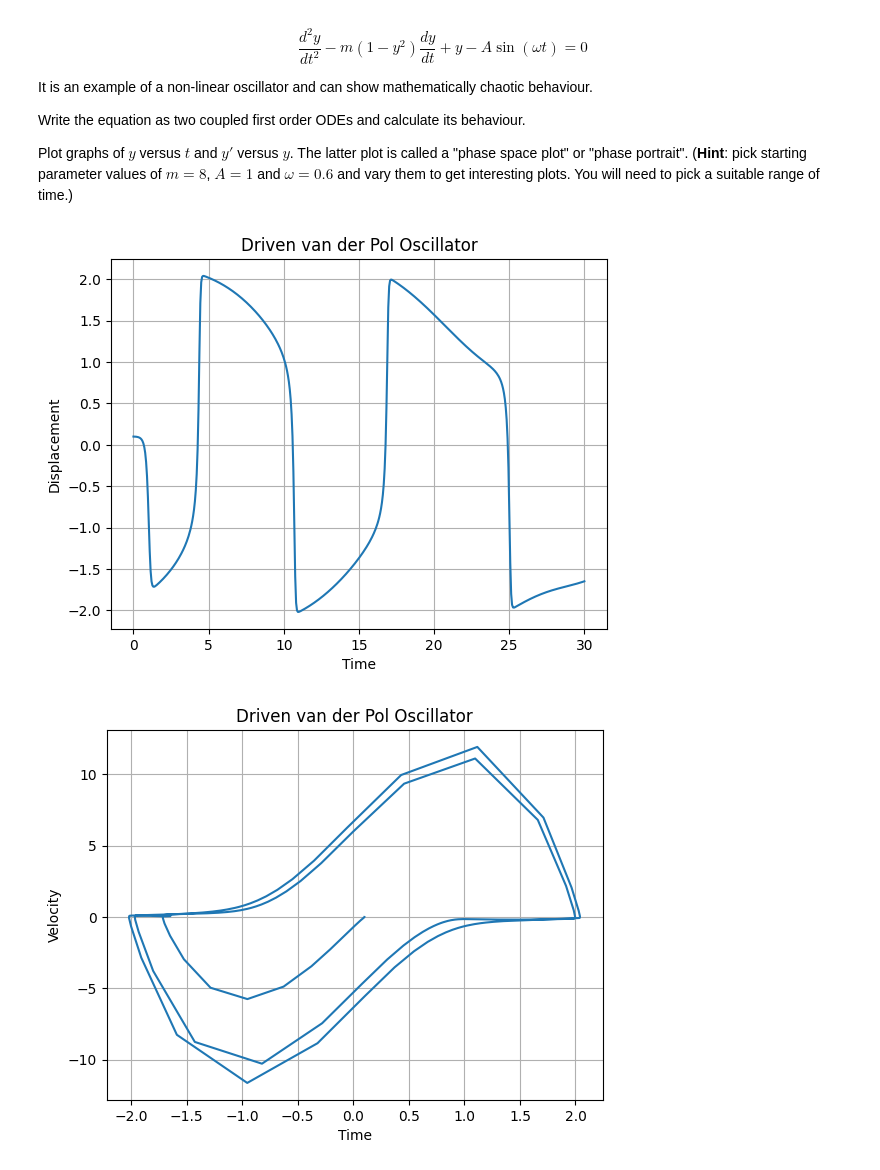
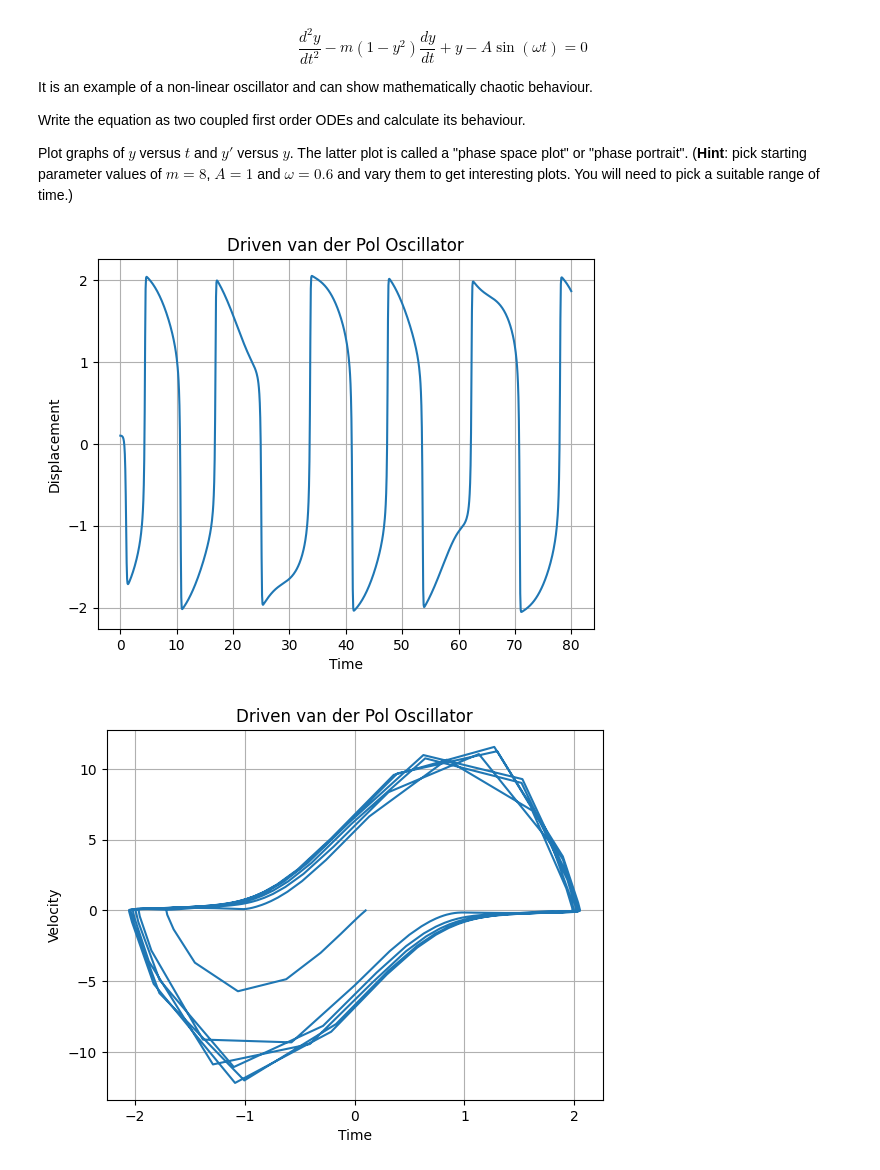
Before and after one commit to PX2145-2025/week-8-b-EvansElliot, a Jupyter notebook: ODEs.ipynb, the cells around one changed output. Cells and saved outputs as stored; diff of their text form; code cells hidden in the pictures.

```diff
--- a/ODEs.ipynb
+++ b/ODEs.ipynb
@@ -373,29 +373,31 @@ Plot graphs of $y$ versus $t$ and $y'$ versus $y$. The latter plot is called a "
 # %%
 import numpy as np
 import matplotlib.pyplot as plt
 from scipy.integrate import odeint
+
+t = np.linspace(0.0, 80, 1000)
 
 def f(y, t,m,A,w): # return derivatives of the array y
     return [ y[1], # the first equation dy[0]/dt
             m*(1-y[0]**2)*y[1]-y[0]+A*np.sin(w*t) # the second equation dy[1]/dt
            ]
 
 yint=[0.1,0]
 y_1=odeint(f,yint,t,args=(8,1,0.6))
 
 plt.plot(t,y_1[:,0])
 plt.grid()
 plt.xlabel('Time')
 plt.ylabel('Displacement')
 plt.title('Driven van der Pol Oscillator')
 plt.show()
 
 plt.plot(y_1[:,0],y_1[:,1])
 plt.grid()
 plt.xlabel('Time')
 plt.ylabel('Velocity')
 plt.title('Driven van der Pol Oscillator')
 plt.show()
 # %% [output]
-[figure, old version]
+[figure, new version]
-[figure, old version]
+[figure, new version]
```
